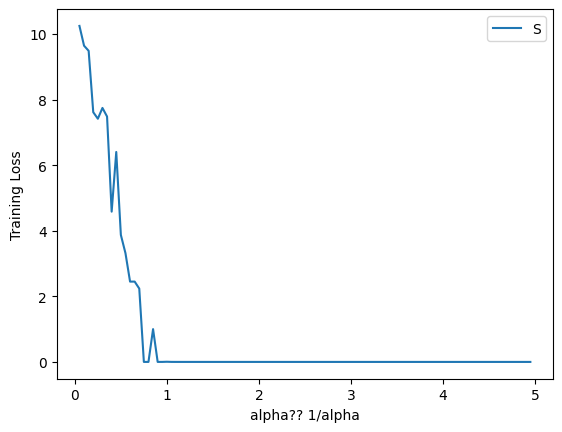
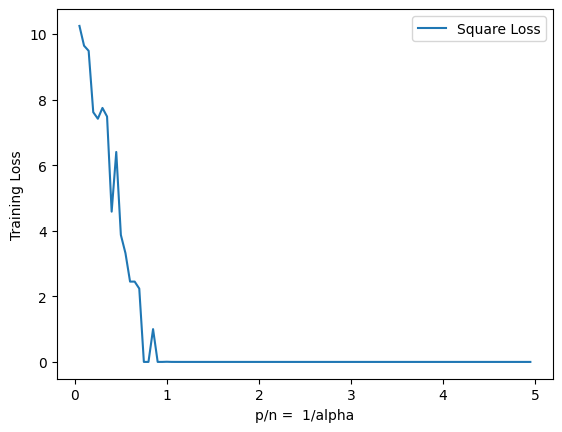
The notebook cell's code change between the first figure and the second:
--- before
+++ after
@@ -1,4 +1,4 @@
 plt.plot([1/alpha for alpha in alphas], losses)
-plt.xlabel('alpha?? 1/alpha')
+plt.xlabel('p/n =  1/alpha')
 plt.ylabel('Training Loss')
-plt.legend("Square Loss")
+plt.legend(['Square Loss'])

Commit: added gen_error for square error